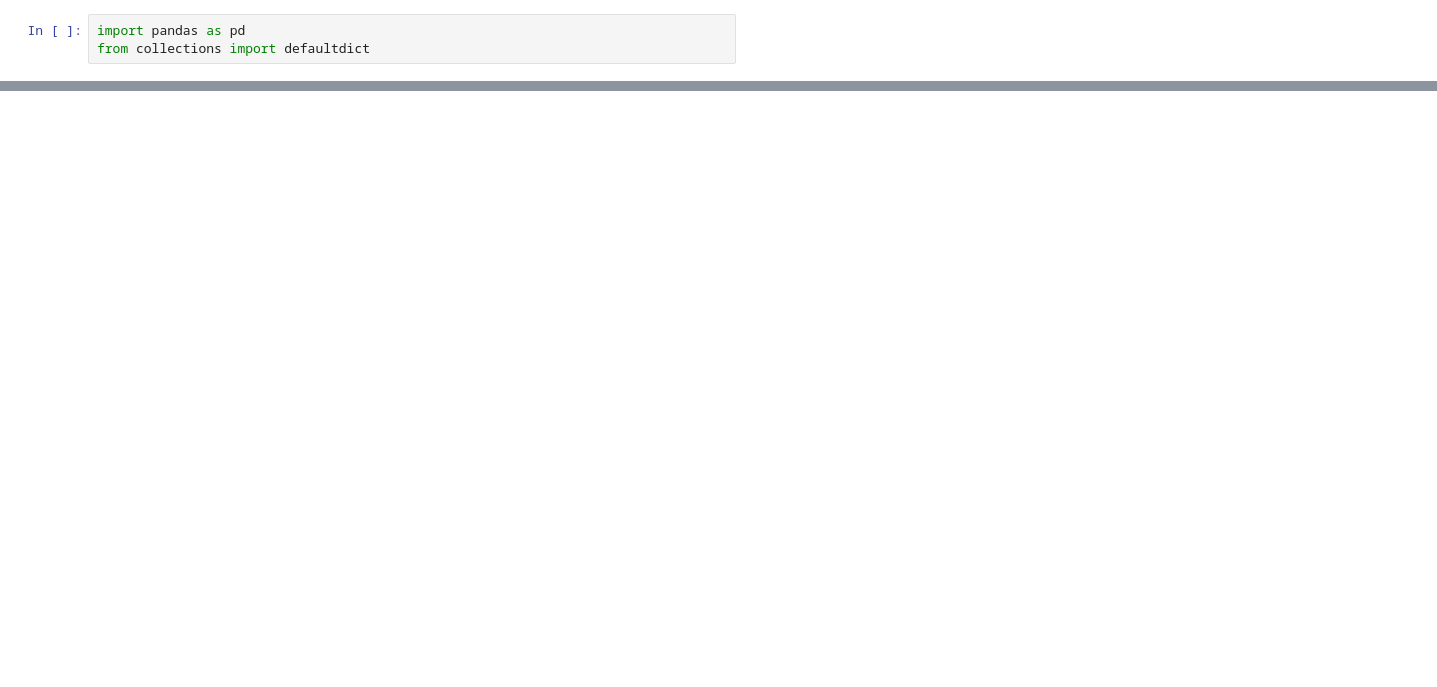
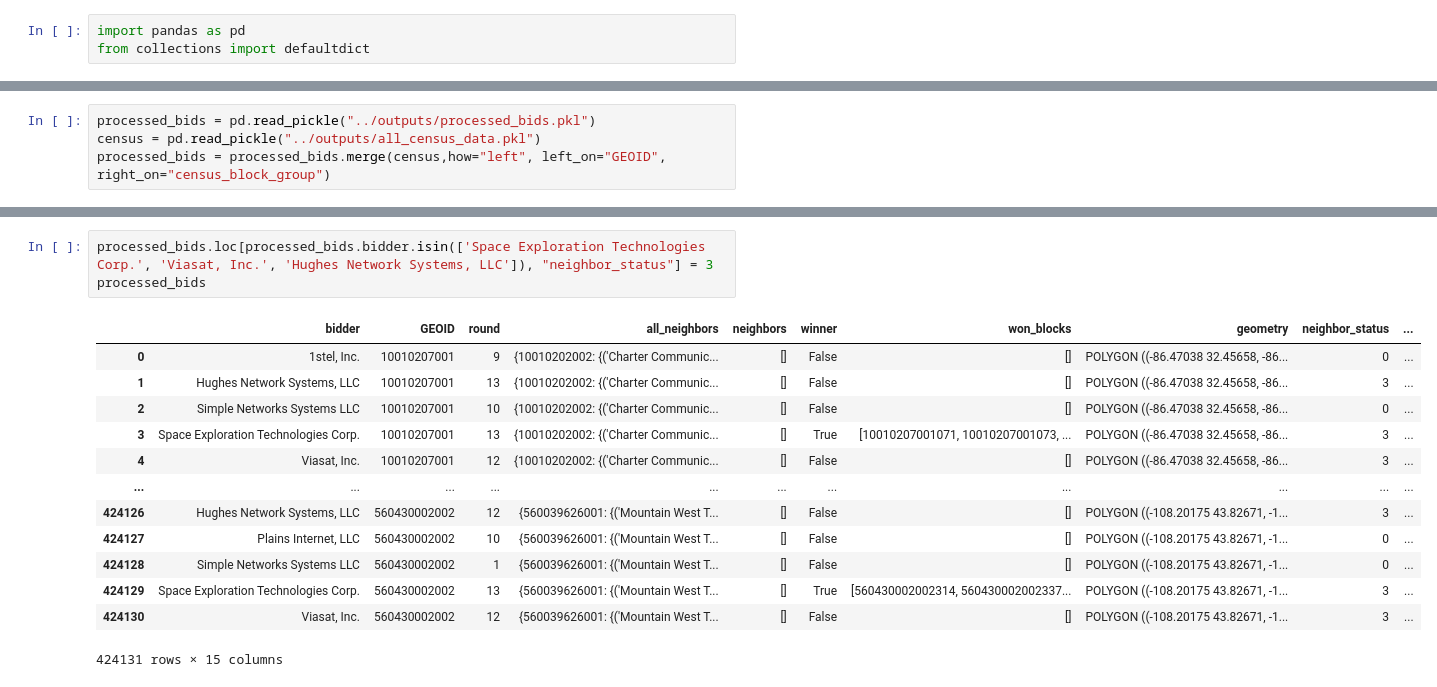
Before and after one commit to PrathamSoni/FCC904, a Jupyter notebook: notebooks/bids.ipynb, the cells around one changed output, grey strips where cells are left out. Drawn from its saved outputs; the diff is of its cells as text; blank space fills up the shorter version.

Commit message:
census data

```diff
--- a/notebooks/bids.ipynb
+++ b/notebooks/bids.ipynb
@@ -5,0 +4,4 @@ processed_bids = pd.read_pickle("../outputs/processed_bids.pkl")
+# %%
+processed_bids = pd.read_pickle("../outputs/processed_bids.pkl")
+census = pd.read_pickle("../outputs/all_census_data.pkl")
+processed_bids = processed_bids.merge(census,how="left", left_on="GEOID", right_on="census_block_group")
@@ -6,3 +127,20 @@ processed_bids = pd.read_pickle("../outputs/processed_bids.pkl")
+# %%
+processed_bids.loc[processed_bids.bidder.isin(['Space Exploration Technologies Corp.', 'Viasat, Inc.', 'Hughes Network Systems, LLC']), "neighbor_status"] = 3
+processed_bids
+# %% [output]
+|  | bidder | GEOID | round | all_neighbors | neighbors | winner | won_blocks | geometry | neighbor_status | ... |
+| 0 | 1stel, Inc. | 10010207001 | 9 | {10010202002: {('Charter Communic... | [] | False | [] | POLYGON ((-86.47038 32.45658, -86... | 0 | ... |
+| 1 | Hughes Network Systems, LLC | 10010207001 | 13 | {10010202002: {('Charter Communic... | [] | False | [] | POLYGON ((-86.47038 32.45658, -86... | 3 | ... |
+| 2 | Simple Networks Systems LLC | 10010207001 | 10 | {10010202002: {('Charter Communic... | [] | False | [] | POLYGON ((-86.47038 32.45658, -86... | 0 | ... |
+| 3 | Space Exploration Technologies Corp. | 10010207001 | 13 | {10010202002: {('Charter Communic... | [] | True | [10010207001071, 10010207001073, ... | POLYGON ((-86.47038 32.45658, -86... | 3 | ... |
+| 4 | Viasat, Inc. | 10010207001 | 12 | {10010202002: {('Charter Communic... | [] | False | [] | POLYGON ((-86.47038 32.45658, -86... | 3 | ... |
+| ... | ... | ... | ... | ... | ... | ... | ... | ... | ... | ... |
+| 424126 | Hughes Network Systems, LLC | 560430002002 | 12 | {560039626001: {('Mountain West T... | [] | False | [] | POLYGON ((-108.20175 43.82671, -1... | 3 | ... |
+| 424127 | Plains Internet, LLC | 560430002002 | 10 | {560039626001: {('Mountain West T... | [] | False | [] | POLYGON ((-108.20175 43.82671, -1... | 0 | ... |
+| 424128 | Simple Networks Systems LLC | 560430002002 | 1 | {560039626001: {('Mountain West T... | [] | False | [] | POLYGON ((-108.20175 43.82671, -1... | 0 | ... |
+| 424129 | Space Exploration Technologies Corp. | 560430002002 | 13 | {560039626001: {('Mountain West T... | [] | True | [560430002002314, 560430002002337... | POLYGON ((-108.20175 43.82671, -1... | 3 | ... |
+| 424130 | Viasat, Inc. | 560430002002 | 12 | {560039626001: {('Mountain West T... | [] | False | [] | POLYGON ((-108.20175 43.82671, -1... | 3 | ... |
+424131 rows × 15 columns
 # %%
 new_table = defaultdict(dict)
 for idx, row in processed_bids.iterrows():
```
Also changed, not shown: parts of 20 cells of this notebook, 2 other files.
